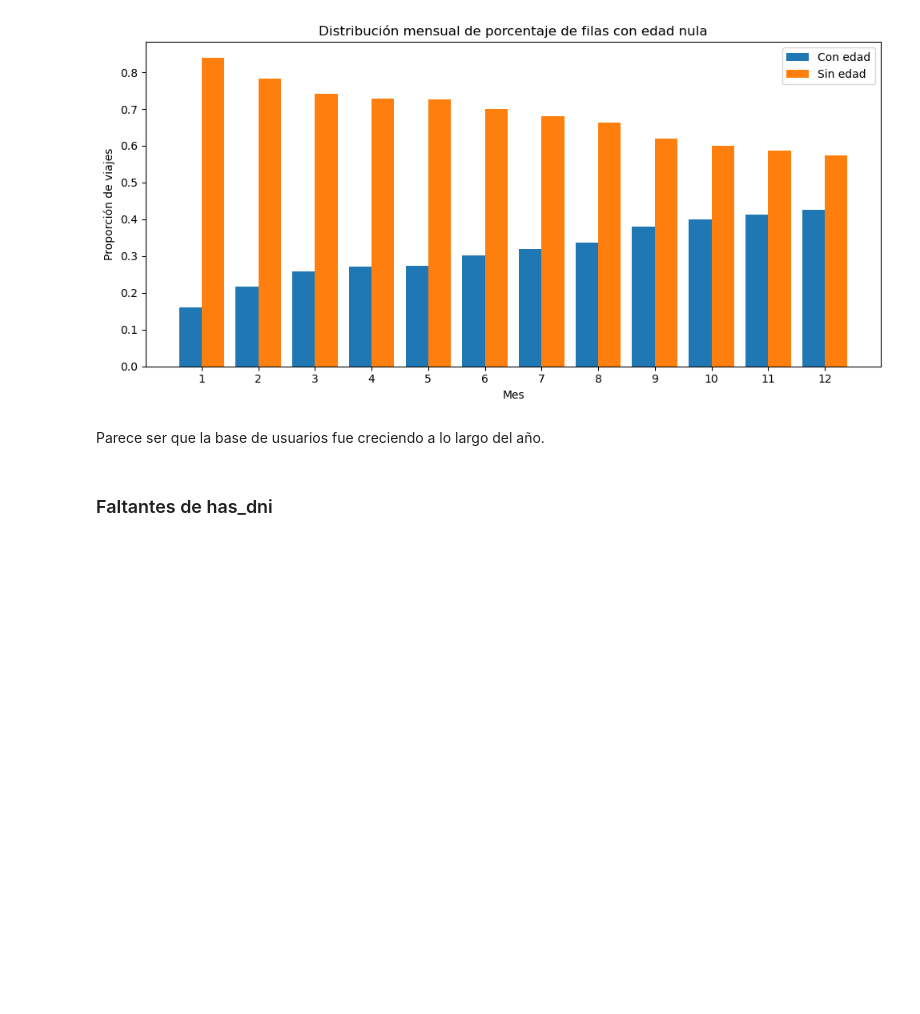
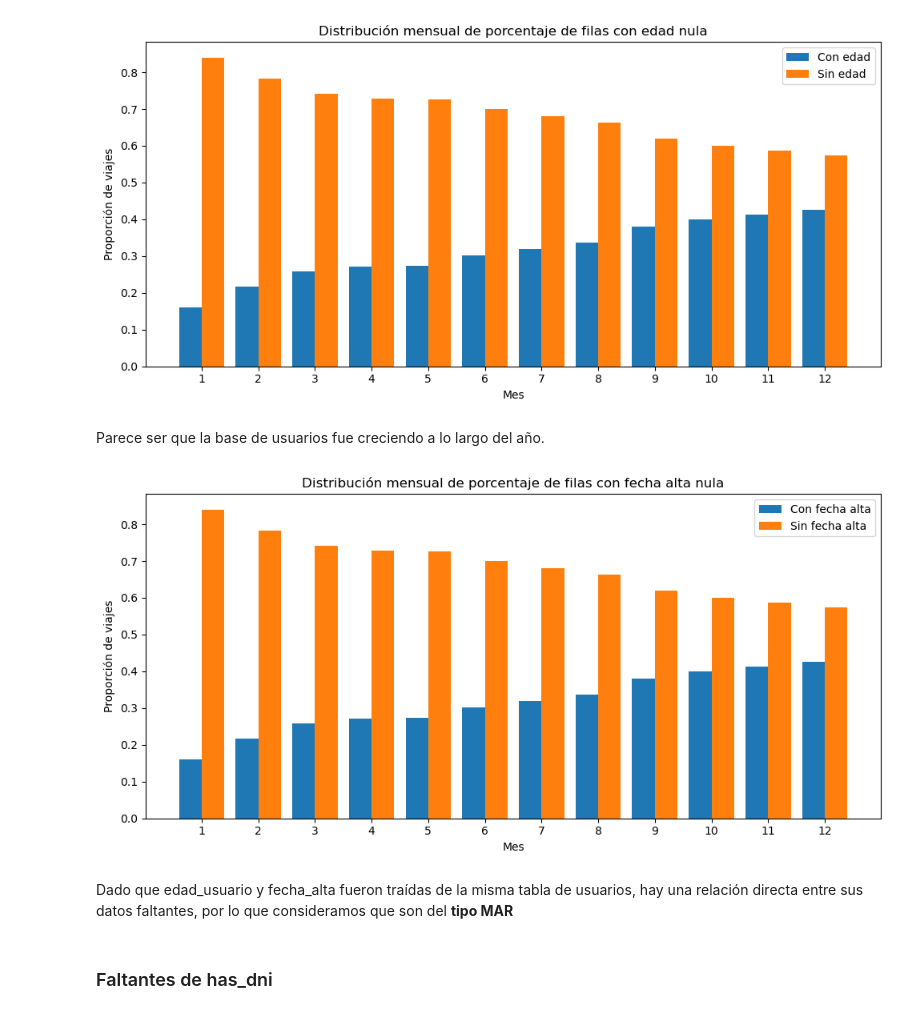
Before and after one commit to antonellagambarte/analisisDeDatos, a Jupyter notebook: tp1/tp1.ipynb, the cells around one changed output. Drawn from its saved outputs; the diff is of its cells as text; code cells hidden in the pictures; blank space fills up the shorter version.

```diff
--- a/tp1/tp1.ipynb
+++ b/tp1/tp1.ipynb
@@ -468,6 +471,31 @@ plt.show()
 [figure]
 # %% [markdown]
 Parece ser que la base de usuarios fue creciendo a lo largo del año.
+# %%
+# Separamos por grupos
+con_genero = df_recorridos[df_recorridos['fecha_alta'].notnull()]
+sin_genero = df_recorridos[df_recorridos['fecha_alta'].isnull()]
+
+# Calculo de proporciones por mes
+gb_mes = df_recorridos.groupby('mes_origen').count()['id_recorrido']
+dist_mes_con = con_genero.groupby('mes_origen').count()['id_recorrido']/gb_mes
+dist_mes_sin = sin_genero.groupby('mes_origen').count()['id_recorrido']/gb_mes
+
+# Gráfico
+plt.figure(figsize=(10, 5))
+plt.bar(dist_mes_con.index - 0.2, dist_mes_con.values, width=0.4, label='Con fecha alta')
+plt.bar(dist_mes_sin.index + 0.2, dist_mes_sin.values, width=0.4, label='Sin fecha alta')
+plt.xticks(range(1, 13))
+plt.xlabel("Mes")
+plt.ylabel("Proporción de viajes")
+plt.title("Distribución mensual de porcentaje de filas con fecha alta nula")
+plt.legend()
+plt.tight_layout()
+plt.show()
+# %% [output]
+[figure, added]
+# %% [markdown]
+Dado que edad_usuario y fecha_alta fueron traídas de la misma tabla de usuarios, hay una relación directa entre sus datos faltantes, por lo que consideramos que son del **tipo MAR**
 # %% [markdown]
 ### Faltantes de has_dni
 # %%
```
Also changed, not shown: parts of 8 cells of this notebook.
